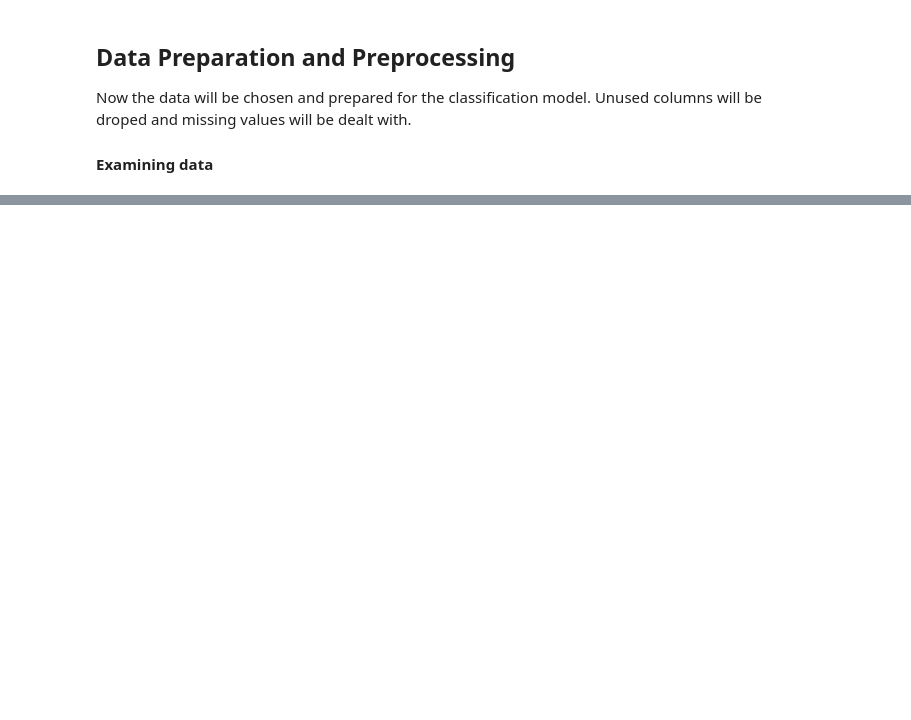
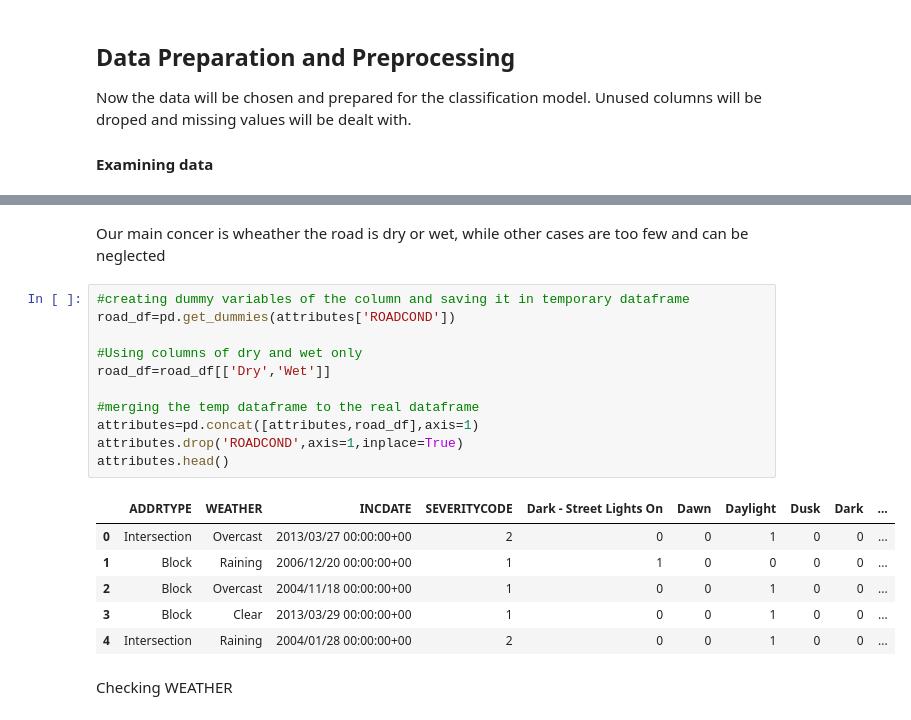
Before and after one commit to Youssef-saleh66/Coursera_Capstone, a Jupyter notebook: Car accidents analysis.ipynb, the cells around one changed output, grey strips where cells are left out. Cells and saved outputs as stored; diff of their text form; blank space fills up the shorter version.

```diff
--- a/Car accidents analysis.ipynb
+++ b/Car accidents analysis.ipynb
@@ -112,0 +214,22 @@ array([2, 1, 1, 1, 2], dtype=int64)
+# %% [markdown]
+Our main concer is wheather the road is dry or wet, while other cases are too few and can be neglected
+# %%
+#creating dummy variables of the column and saving it in temporary dataframe
+road_df=pd.get_dummies(attributes['ROADCOND'])
+
+#Using columns of dry and wet only
+road_df=road_df[['Dry','Wet']]
+
+#merging the temp dataframe to the real dataframe
+attributes=pd.concat([attributes,road_df],axis=1)
+attributes.drop('ROADCOND',axis=1,inplace=True)
+attributes.head()
+# %% [output]
+|  | ADDRTYPE | WEATHER | INCDATE | SEVERITYCODE | Dark - Street Lights On | Dawn | Daylight | Dusk | Dark | ... |
+| 0 | Intersection | Overcast | 2013/03/27 00:00:00+00 | 2 | 0 | 0 | 1 | 0 | 0 | ... |
+| 1 | Block | Raining | 2006/12/20 00:00:00+00 | 1 | 1 | 0 | 0 | 0 | 0 | ... |
+| 2 | Block | Overcast | 2004/11/18 00:00:00+00 | 1 | 0 | 0 | 1 | 0 | 0 | ... |
+| 3 | Block | Clear | 2013/03/29 00:00:00+00 | 1 | 0 | 0 | 1 | 0 | 0 | ... |
+| 4 | Intersection | Raining | 2004/01/28 00:00:00+00 | 2 | 0 | 0 | 1 | 0 | 0 | ... |
+# %% [markdown]
+Checking WEATHER
```
Also changed, not shown: parts of 59 cells of this notebook, 2 other files.
